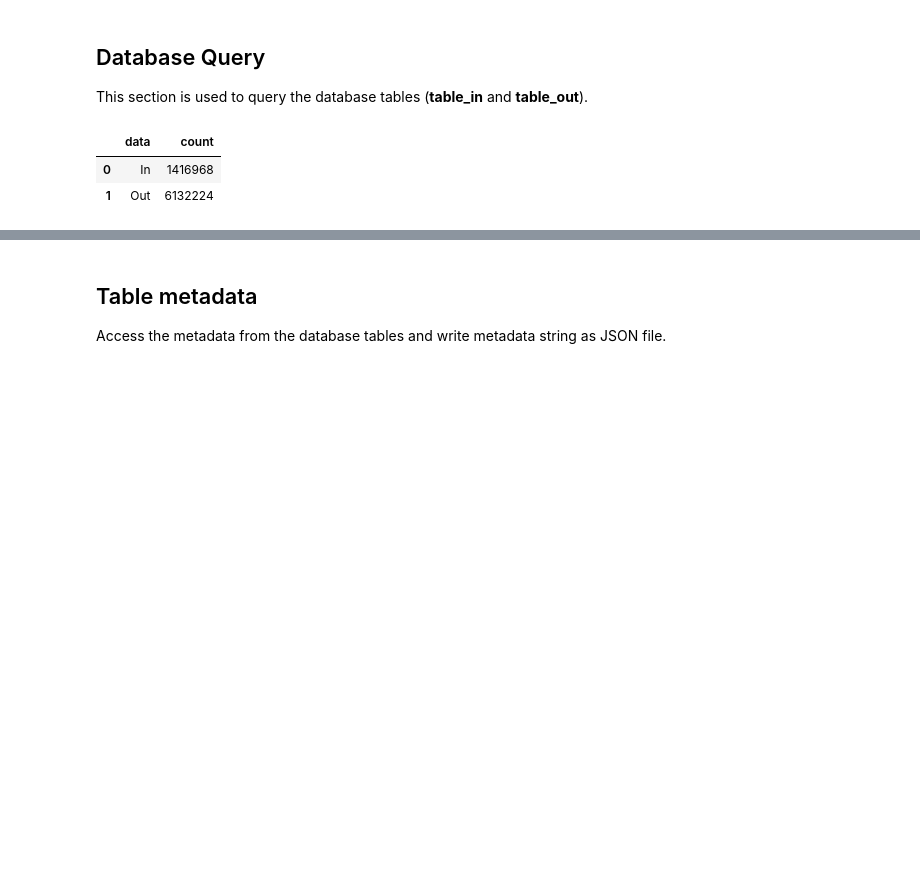
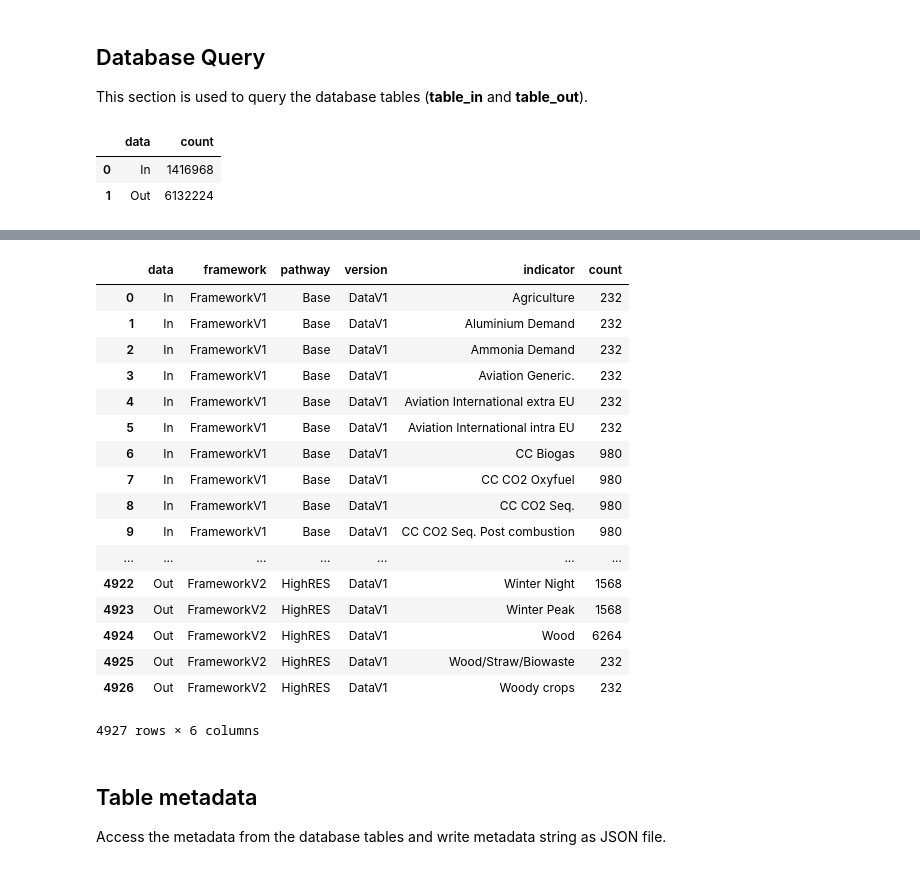
Before and after one commit to ReeemProject/reeem_db, a Jupyter notebook: database_views/reeem_jupyter/reeem_db_plot_all.ipynb, the cells around one changed output, grey strips where cells are left out. Drawn from its saved outputs; the diff is of its cells as text; code cells hidden in the pictures; blank space fills up the shorter version.

```diff
--- a/database_views/reeem_jupyter/reeem_db_plot_all.ipynb
+++ b/database_views/reeem_jupyter/reeem_db_plot_all.ipynb
@@ -212,3 +247,36 @@ df_ver
+# %%
+# Indicators
+column = 'framework, pathway, version, indicator' # id, pathway, version, region, year, indicator, category, value, unit
+sql = text("""
+    SELECT  'In' AS data, {3}, count(*) AS count
+    FROM    {0}.{1}
+    GROUP BY {3}
+    UNION ALL
+    SELECT  'Out' AS data, {3}, count(*) AS count
+    FROM    {0}.{2}
+    GROUP BY {3}
+    ORDER BY data, {3}; """.format(schema, table_in, table_out, column))
+df_ver = pd.read_sql_query(sql, con)
+df_ver
+# %% [output]
+|  | data | framework | pathway | version | indicator | count |
+| 0 | In | FrameworkV1 | Base | DataV1 | Agriculture | 232 |
+| 1 | In | FrameworkV1 | Base | DataV1 | Aluminium Demand | 232 |
+| 2 | In | FrameworkV1 | Base | DataV1 | Ammonia Demand | 232 |
+| 3 | In | FrameworkV1 | Base | DataV1 | Aviation Generic. | 232 |
+| 4 | In | FrameworkV1 | Base | DataV1 | Aviation International extra EU | 232 |
+| 5 | In | FrameworkV1 | Base | DataV1 | Aviation International intra EU | 232 |
+| 6 | In | FrameworkV1 | Base | DataV1 | CC Biogas | 980 |
+| 7 | In | FrameworkV1 | Base | DataV1 | CC CO2 Oxyfuel | 980 |
+| 8 | In | FrameworkV1 | Base | DataV1 | CC CO2 Seq. | 980 |
+| 9 | In | FrameworkV1 | Base | DataV1 | CC CO2 Seq. Post combustion | 980 |
+| ... | ... | ... | ... | ... | ... | ... |
+| 4922 | Out | FrameworkV2 | HighRES | DataV1 | Winter Night | 1568 |
+| 4923 | Out | FrameworkV2 | HighRES | DataV1 | Winter Peak | 1568 |
+| 4924 | Out | FrameworkV2 | HighRES | DataV1 | Wood | 6264 |
+| 4925 | Out | FrameworkV2 | HighRES | DataV1 | Wood/Straw/Biowaste | 232 |
+| 4926 | Out | FrameworkV2 | HighRES | DataV1 | Woody crops | 232 |
+4927 rows × 6 columns
 # %%
 # Years
 column = 'year' # id, pathway, version, region, year, indicator, category, value, unit
```
Also changed, not shown: parts of 4 cells of this notebook.
